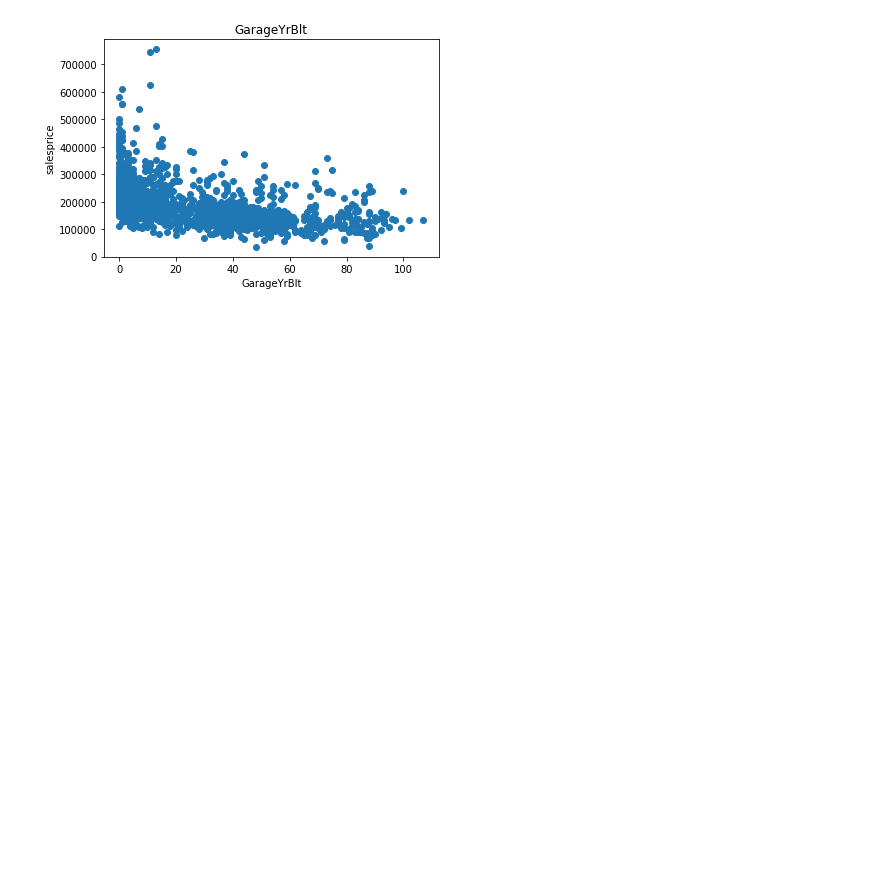
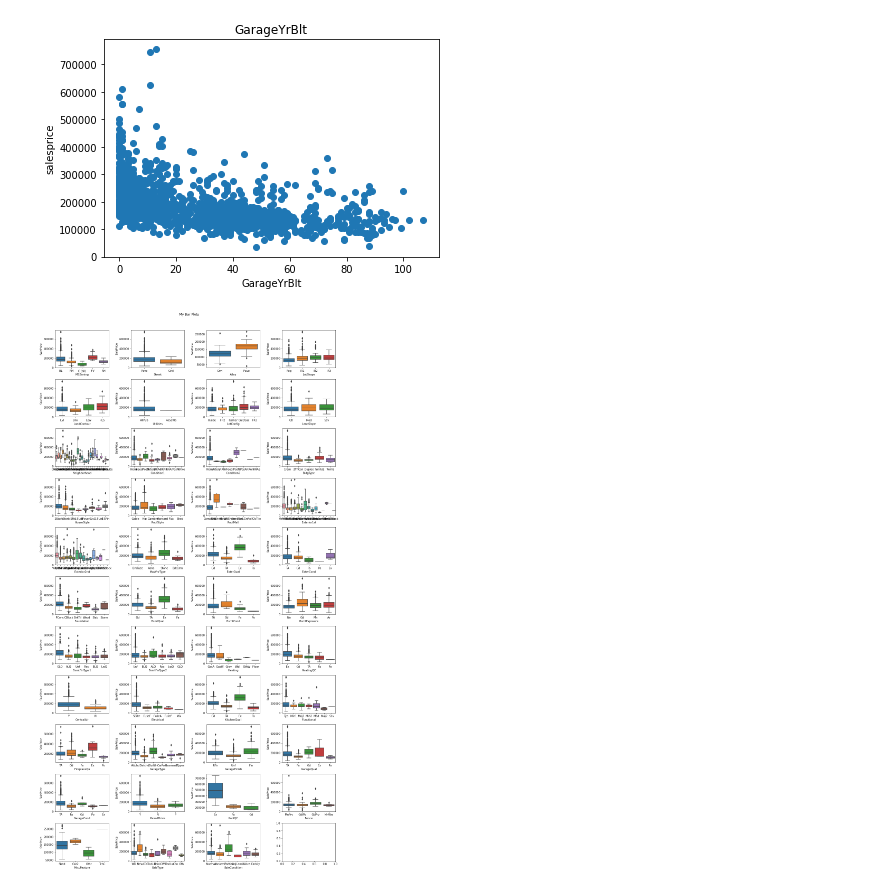
Before and after one commit to danbikiki/machine-learning, a Jupyter notebook: house_price.ipynb, the cells around one changed output. Saved outputs shown, nothing was run; the diff lists cells and outputs as text; code cells hidden in the pictures; blank space fills up the shorter version.

```diff
--- a/house_price.ipynb
+++ b/house_price.ipynb
@@ -245,3 +290,37 @@ for fea in year_fea:
 [figure]
 [figure]
 [figure]
+# %%
+fig, ax = plt.subplots(11, 4, figsize=(16, 30)) # 그래프의 행과 열 지정 및, 이미지 사이즈 지정
+data = pd.concat([categorical_features, train['SalePrice']], axis=1)
+data.columns[0:]
+
+for i, col in enumerate(data.columns[0:43]): # 좌표 평면 지정
+     if i <= 3:
+        sns.boxplot(x=data[col], y=data["SalePrice"], ax=ax[0,i]) # 1행 좌표 평면
+     elif i <= 7:
+        sns.boxplot(x=data[col], y=data["SalePrice"], ax=ax[1,i-4]) # 2행 좌표 평면
+     elif i <= 11:
+        sns.boxplot(x=data[col], y=data["SalePrice"], ax=ax[2,i-8]) # 3행 좌표 평면
+     elif i <= 15:
+        sns.boxplot(x=data[col], y=data["SalePrice"], ax=ax[3,i-12]) # 4행 좌표 평면
+     elif i <= 19:
+        sns.boxplot(x=data[col], y=data["SalePrice"], ax=ax[4,i-16]) # 5행 좌표 평면
+     elif i <= 23:
+        sns.boxplot(x=data[col], y=data["SalePrice"], ax=ax[5,i-20]) # 6행 좌표 평면
+     elif i <= 27:
+        sns.boxplot(x=data[col], y=data["SalePrice"], ax=ax[6,i-24]) # 7행 좌표 평면
+     elif i <= 31:
+        sns.boxplot(x=data[col], y=data["SalePrice"], ax=ax[7,i-28]) # 8행 좌표 평면
+     elif i <= 35:
+        sns.boxplot(x=data[col], y=data["SalePrice"], ax=ax[8,i-32]) # 9행 좌표 평면
+     elif i <= 39:
+        sns.boxplot(x=data[col], y=data["SalePrice"], ax=ax[9,i-36]) # 10행 좌표 평면
+     else:
+        sns.boxplot(x=data[col], y=data["SalePrice"], ax=ax[10,i-40]) # 11행 좌표 평면
+
+fig.suptitle('My Bar Plots')
+fig.tight_layout()
+fig.subplots_adjust(top=0.95)
+# %% [output]
+[figure, added]
```
Also changed, not shown: parts of 5 cells of this notebook.
